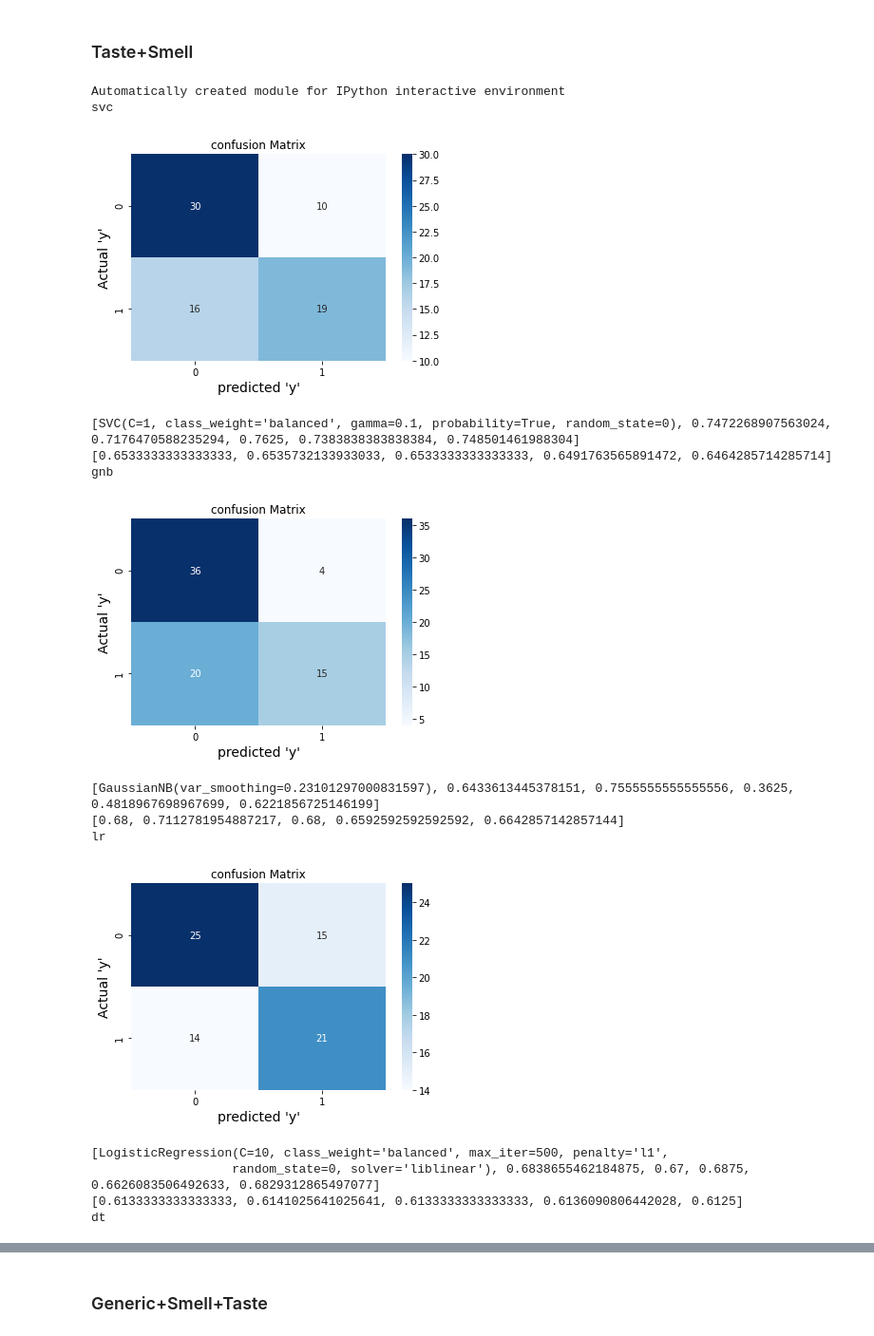
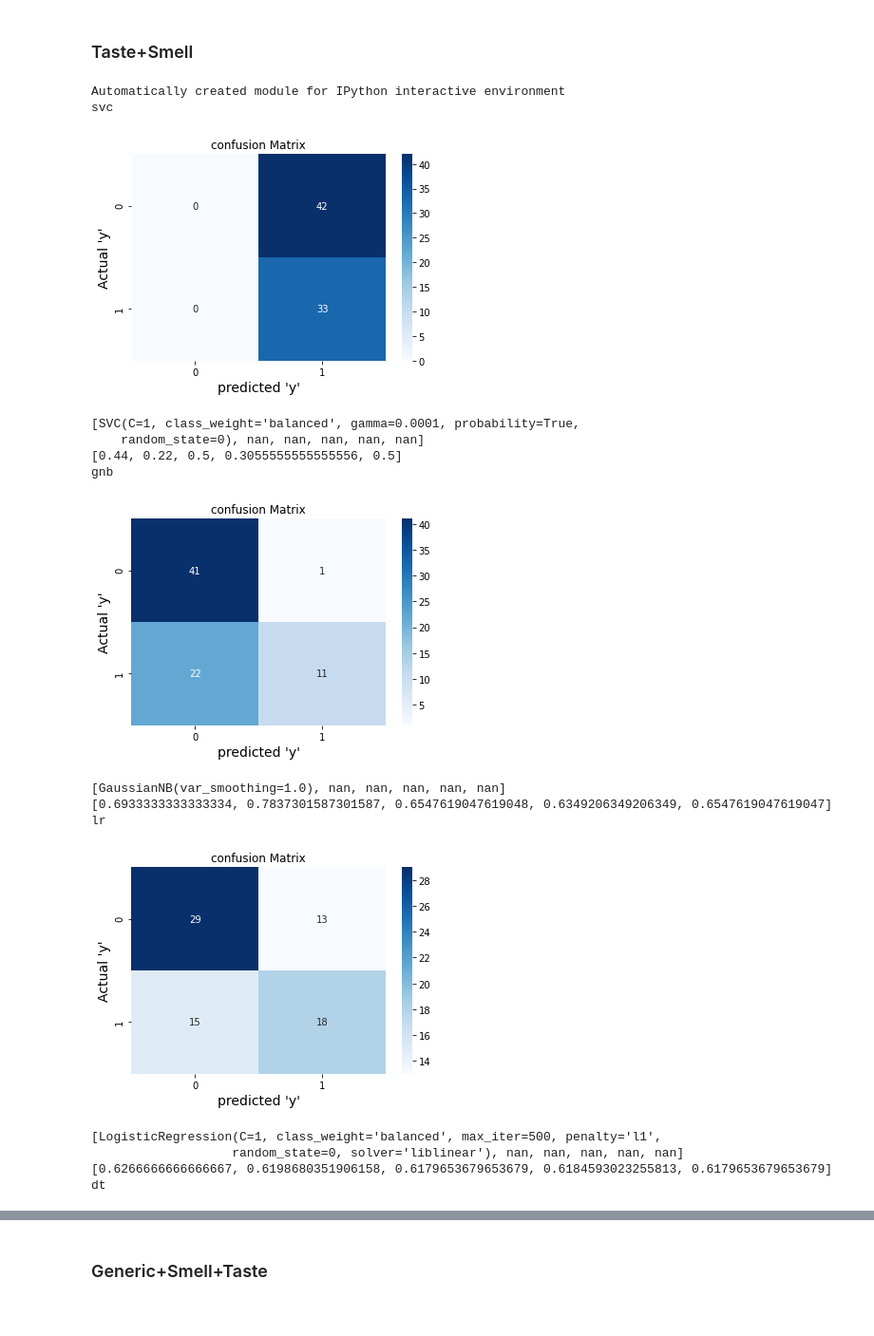
Before and after one commit to riteshcanfly/homeTestSmellTaste-analysis, a Jupyter notebook: code/covid_diagnosis_prediction.ipynb, the cells around one changed output, grey strips where cells are left out. Shown at 95% size. Cells and saved outputs as stored; diff of their text form; code cells hidden in the pictures.

Commit message:
adding feature subset code and plot

```diff
--- a/code/covid_diagnosis_prediction.ipynb
+++ b/code/covid_diagnosis_prediction.ipynb
@@ -15,0 +120,2 @@ df.head(5)
+# %%
+df=df.drop(['id'], axis=1)
@@ -21,7 +150,7 @@ df = df[cols]
 smell=['laundry detergent', 'Clove(lavang)', 'Coriander seeds/Dhania',
        'Garam/Goda masala', 'lemon', 'Milk', 'coffee', 'smell_irritants_product']
 taste=['Sugar', 'Salt', 'Sour','Bitter', 'chilly']
-generic=['No_smoke',
+generic=['age','No_smoke',
        'Prefer_not_to_say_smoke', 'Yes_current_smoker', 'Yes_former smoker',
        'smell_complete_loss', 'moderate_smell_change', 'No_change_smell',
        'slight_change', 'contact_11_20', 'contact_21_50', 'contact_5_10',
@@ -224,3 +475,6 @@ rf
+# %%
+with open('../dataset/combined_ptable.txt', 'a+') as f:
+    f.write('\nGeneric\n\n\n\n')
 # %%
 print(cv_dict[mt])
 print(test_dict[mt])
@@ -342,4 +596,9 @@ print(x)
 +---------------------+----------------+----------------+----------------+----------------+----------------+
+# %%
+data = x.get_string()
+
+with open('../dataset/generic_ptable.txt', 'w') as f:
+    f.write(data)
 # %% [markdown]
 ### Smell Test
 # %%
@@ -854,7 +1138,7 @@ test_dict={}
 
 # E.g "GroupKFold", "LeaveOneOut", "LeaveOneGroupOut", etc.
 
-scoring={'Accuracy':make_scorer(accuracy_score),'Precision':make_scorer(precision_score),'Recall':make_scorer(recall_score),'F1 Score':make_scorer(f1_score),'AUC':make_scorer(roc_auc_score)}
+scoring={'Accuracy':make_scorer(accuracy_score,average='macro'),'Precision':make_scorer(precision_score,average='macro'),'Recall':make_scorer(recall_score,average='macro'),'F1 Score':make_scorer(f1_score,average='macro'),'AUC':make_scorer(roc_auc_score,average='macro')}
 
 inner_cv = StratifiedKFold(n_splits=5, shuffle=True, random_state=0)
 outer_cv = StratifiedKFold(n_splits=5, shuffle=True, random_state=0)
@@ -884,7 +1168,7 @@ models[4]=RandomForestClassifier(random_state=0,class_weight='balanced')
 #models[6]=KNeighborsClassifier()
 #model=GradientBoostingClassifier(random_state=0)
 
-#data=pd.read_csv('../dataset/covid_survey_data_sg.csv')
+#data=pd.read_csv('../dataset/covid_survey_sel_data_sg.csv')
 data=df[smell+taste+label]
 values=data.values
 X=data.iloc[:, 0 : -1]
@@ -987,60 +1271,73 @@ for i in range(5):
         # evaluate model
         predictions = model.predict(X_test)
         acc_stats.append(accuracy_score(Y_test, predictions))
-        pre_stats.append(precision_score(Y_test, predictions,average='weighted'))
-        rec_stats.append(recall_score(Y_test, predictions,average='weighted'))
-        f1_stats.append(f1_score(Y_test, predictions,average='weighted'))
+        pre_stats.append(precision_score(Y_test, predictions,average='macro'))
+        rec_stats.append(recall_score(Y_test, predictions,average='macro'))
+        f1_stats.append(f1_score(Y_test, predictions,average='macro'))
         #atest=[0 if val=='Non-COVID' else 1 for val in list(Y_test)]
         #apred=[0 if val=='Non-COVID' else 1 for val in list(predictions)]
-        auc_stats.append(roc_auc_score(Y_test, predictions,average='weighted'))
+        auc_stats.append(roc_auc_score(Y_test, predictions,average='macro'))
         #print('i=',i,' score=',score,' train shape= ',np.shape(train),' test shape= ',np.shape(test),' train ratio=',list(train[:,-1]).count('Non-COVID')/list(train[:,-1]).count('Positive'),' test_ratio=',list(test[:,-1]).count('Non-COVID')/list(test[:,-1]).count('Positive'),end='\r')
     # plot scores
     #pyplot.hist(stats)
     #pyplot.show()
     # confidence intervals
     alpha = 0.95
     p = ((1.0-alpha)/2.0) * 100
     acc_lower = max(0.0, numpy.percentile(acc_stats, p))
     pre_lower = max(0.0, numpy.percentile(pre_stats, p))
     rec_lower = max(0.0, numpy.percentile(rec_stats, p))
     f1_lower = max(0.0, numpy.percentile(f1_stats, p))
     auc_lower = max(0.0, numpy.percentile(auc_stats, p))
     p = (alpha+((1.0-alpha)/2.0)) * 100
     acc_upper = min(1.0, numpy.percentile(acc_stats, p))
     pre_upper = min(1.0, numpy.percentile(pre_stats, p))
     rec_upper = min(1.0, numpy.percentile(rec_stats, p))
     f1_upper = min(1.0, numpy.percentile(f1_stats, p))
     auc_upper = min(1.0, numpy.percentile(auc_stats, p))
     stats_dict[clf]=[(round(acc_lower*100,2),round(acc_upper*100,2)),(round(pre_lower*100,2),round(pre_upper*100,2)),(round(rec_lower*100,2),round(rec_upper*100,2)),(round(f1_lower*100,2),round(f1_upper*100,2)),(round(auc_lower*100,2),round(auc_upper*100,2))]
     #print('%.1f confidence interval %.1f%% and %.1f%%' % (alpha*100, lower*100, upper*100))
 # with open('../dataset/stats_sel_pstd_dict_t','wb') as f:
 #     pickle.dump(stats_dict,f)
 
+    print('mean values')
+    print(np.mean(acc_stats))
+    print(np.mean(pre_stats))
+    print(np.mean(acc_stats))
+    print(np.mean(pre_stats))
+    print(np.mean(auc_stats))
+
 
 
 from prettytable import PrettyTable
 #generic
-x = PrettyTable()
-x.field_names = [ "Model", 'Accuracy', 'Precision', 'Recall', 'F1 Score', 'Auc']
-x.add_row(['Naive Bayes']+stats_dict['gnb'])
-x.add_row(['Decison Tree']+stats_dict['dt'])
-x.add_row(['Random Forest']+stats_dict['rf'])
-x.add_row(['Logistic Regression']+stats_dict['lr'])
-x.add_row(['SVM']+stats_dict['svc'])
-print(x)
+w = PrettyTable()
+w.field_names = [ "Model", 'Accuracy', 'Precision', 'Recall', 'F1 Score', 'Auc']
+w.add_row(['Naive Bayes']+stats_dict['gnb'])
+w.add_row(['Decison Tree']+stats_dict['dt'])
+w.add_row(['Random Forest']+stats_dict['rf'])
+w.add_row(['Logistic Regression']+stats_dict['lr'])
+w.add_row(['SVM']+stats_dict['svc'])
+print(w)
+data = w.get_string()
+
+with open('../dataset/combined_ptable.txt', 'a+') as f:
+    f.write(data)
+    f.write('\nSmell+Taste\n\n\n')
 # %% [output]
 Automatically created module for IPython interactive environment
 svc
-[figure, old version]
+[figure, new version]
-[SVC(C=1, class_weight='balanced', gamma=0.1, probability=True, random_state=0), 0.7472268907563024, 0.7176470588235294, 0.7625, 0.7383838383838384, 0.748501461988304]
-[0.6533333333333333, 0.6535732133933033, 0.6533333333333333, 0.6491763565891472, 0.6464285714285714]
+[SVC(C=1, class_weight='balanced', gamma=0.0001, probability=True,
+    random_state=0), nan, nan, nan, nan, nan]
+[0.44, 0.22, 0.5, 0.3055555555555556, 0.5]
 gnb
-[figure, old version]
+[figure, new version]
-[GaussianNB(var_smoothing=0.23101297000831597), 0.6433613445378151, 0.7555555555555556, 0.3625, 0.4818967698967699, 0.6221856725146199]
-[0.68, 0.7112781954887217, 0.68, 0.6592592592592592, 0.6642857142857144]
+[GaussianNB(var_smoothing=1.0), nan, nan, nan, nan, nan]
+[0.6933333333333334, 0.7837301587301587, 0.6547619047619048, 0.6349206349206349, 0.6547619047619047]
 lr
-[figure, old version]
+[figure, new version]
-[LogisticRegression(C=10, class_weight='balanced', max_iter=500, penalty='l1',
-                   random_state=0, solver='liblinear'), 0.6838655462184875, 0.67, 0.6875, 0.6626083506492633, 0.6829312865497077]
-[0.6133333333333333, 0.6141025641025641, 0.6133333333333333, 0.6136090806442028, 0.6125]
+[LogisticRegression(C=1, class_weight='balanced', max_iter=500, penalty='l1',
+                   random_state=0, solver='liblinear'), nan, nan, nan, nan, nan]
+[0.6266666666666667, 0.6198680351906158, 0.6179653679653679, 0.6184593023255813, 0.6179653679653679]
 dt
```
Also changed, not shown: parts of 23 cells of this notebook, 2 other files.
